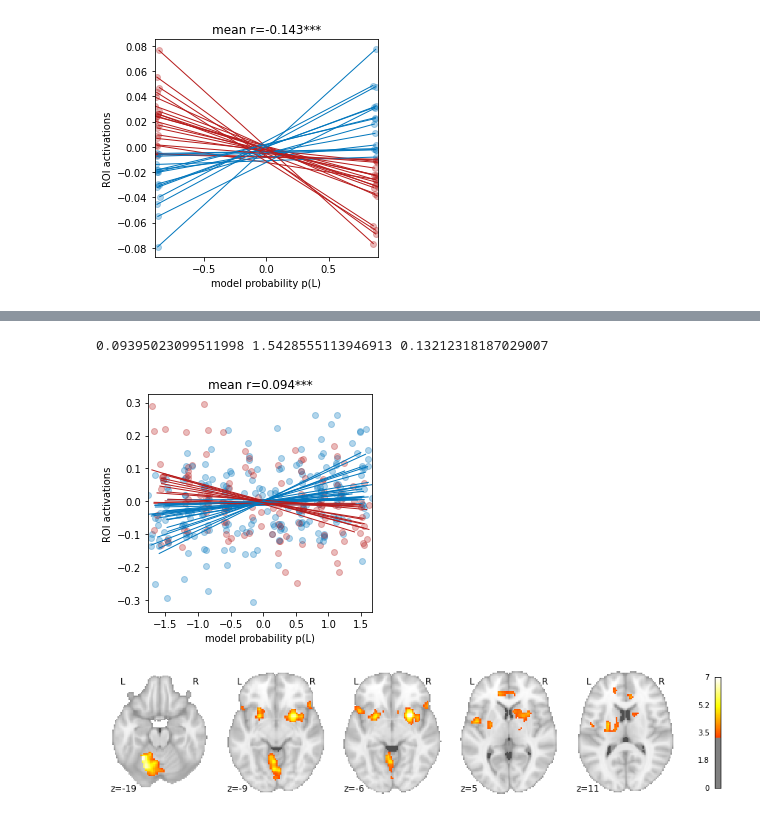
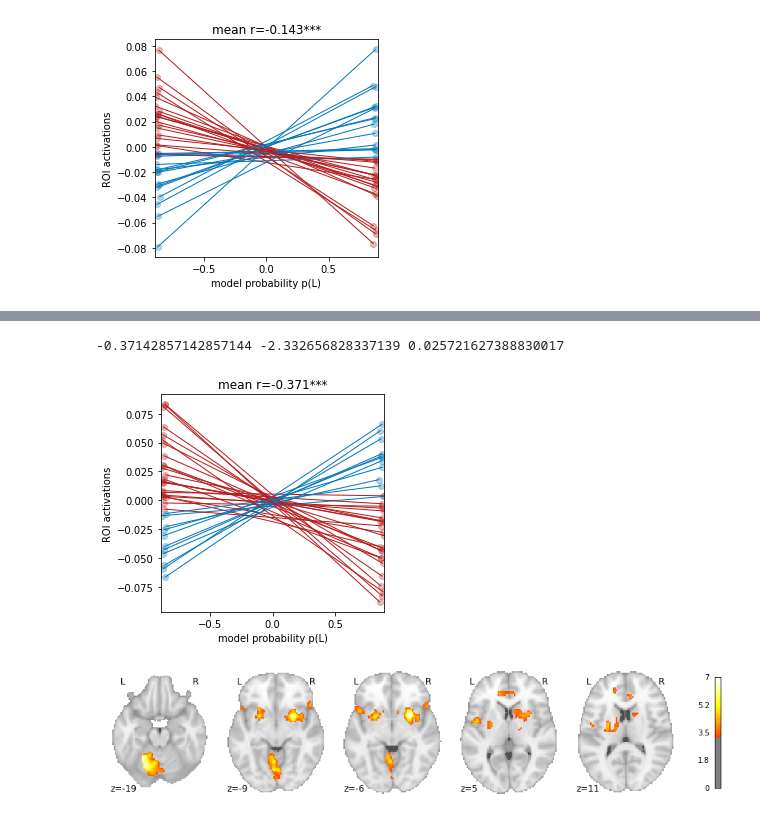
Before and after one commit to syzhang/tsl_hbi, a Jupyter notebook: imaging_plot/roi_plot.ipynb, the cells around one changed output, grey strips where cells are left out. Cells and saved outputs as stored; diff of their text form; code cells hidden in the pictures.

```diff
--- a/imaging_plot/roi_plot.ipynb
+++ b/imaging_plot/roi_plot.ipynb
@@ -301,10 +305,10 @@ plot_bins(df, sj_idx=None, model=None)
 # %%
-df = pd.read_csv('./output/')
-plot_bins(df, sj_idx=None, model=None)
+df = pd.read_csv('./output/Insular_Cortex.csv')
+plot_bins(df, sj_idx=None, model=None, cut_num=2)
 # plt.savefig('./figs/bins_fmri_io_jump_freq_all.png', bbox_inches='tight')
 # %% [output]
-0.09395023099511998 1.5428555113946913 0.13212318187029007
+-0.37142857142857144 -2.332656828337139 0.025721627388830017
-[figure, old version]
+[figure, new version]
 # %%
 # load data and get display threshold
 img = '../../../TSL_output/2ndLevel_io_jf_prob_mean_FDR0001/2ndLevel/con_0002/spmT_0001_thr.nii'
```
Also changed, not shown: parts of 5 cells of this notebook, 7 other files.
